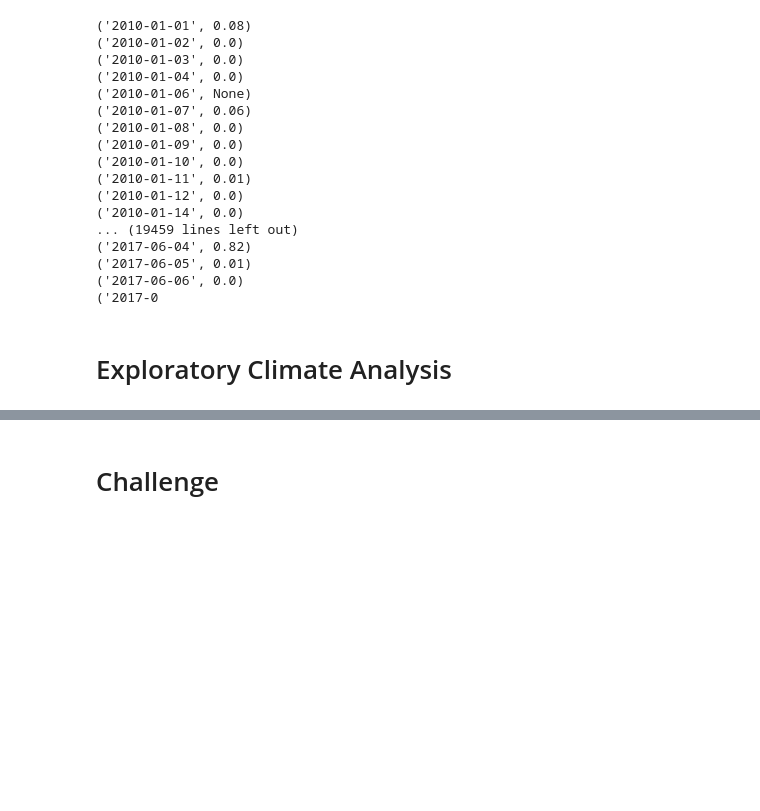
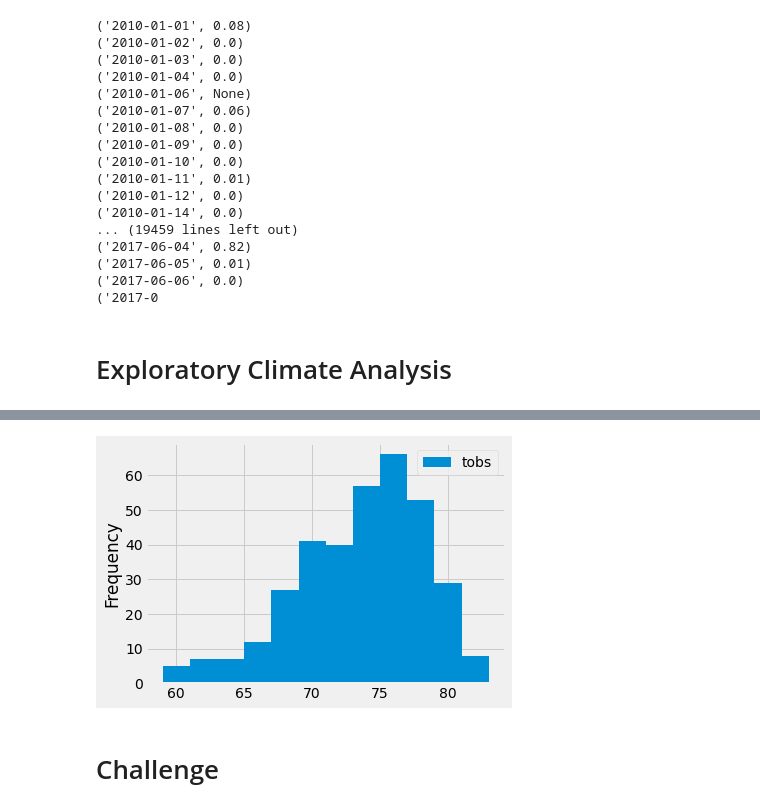
Before and after one commit to Jhackmeyer/surfs_up, a Jupyter notebook: climate_analysis.ipynb, the cells around one changed output, grey strips where cells are left out. Cells and saved outputs as stored; diff of their text form; code cells hidden in the pictures; blank space fills up the shorter version.

```diff
--- a/climate_analysis.ipynb
+++ b/climate_analysis.ipynb
@@ -86,3 +182,5 @@ for result in results:
 # %%
 # Choose the station with the highest number of temperature observations.
 # Query the last 12 months of temperature observation data for this station and plot the results as a histogram
+results = session.query(Measurement.tobs).filter(Measurement.station == 'USC00519281').filter(Measurement.date >=prev_year).all()
+print(results)
@@ -88,0 +189,3 @@ for result in results:
+# %%
+year_temp_df = pd.DataFrame(results, columns=['tobs'])
+print(year_temp_df)
@@ -89,3 +207,9 @@ for result in results:
+# %%
+year_temp_df.plot.hist(bins=12)
+plt.tight_layout()
+plt.show()
+# %% [output]
+[figure, added]
 # %%
 # Write a function called `calc_temps` that will accept start date and end date in the format '%Y-%m-%d'
 # and return the minimum, average, and maximum temperatures for that range of dates
```
Also changed, not shown: parts of 11 cells of this notebook.
